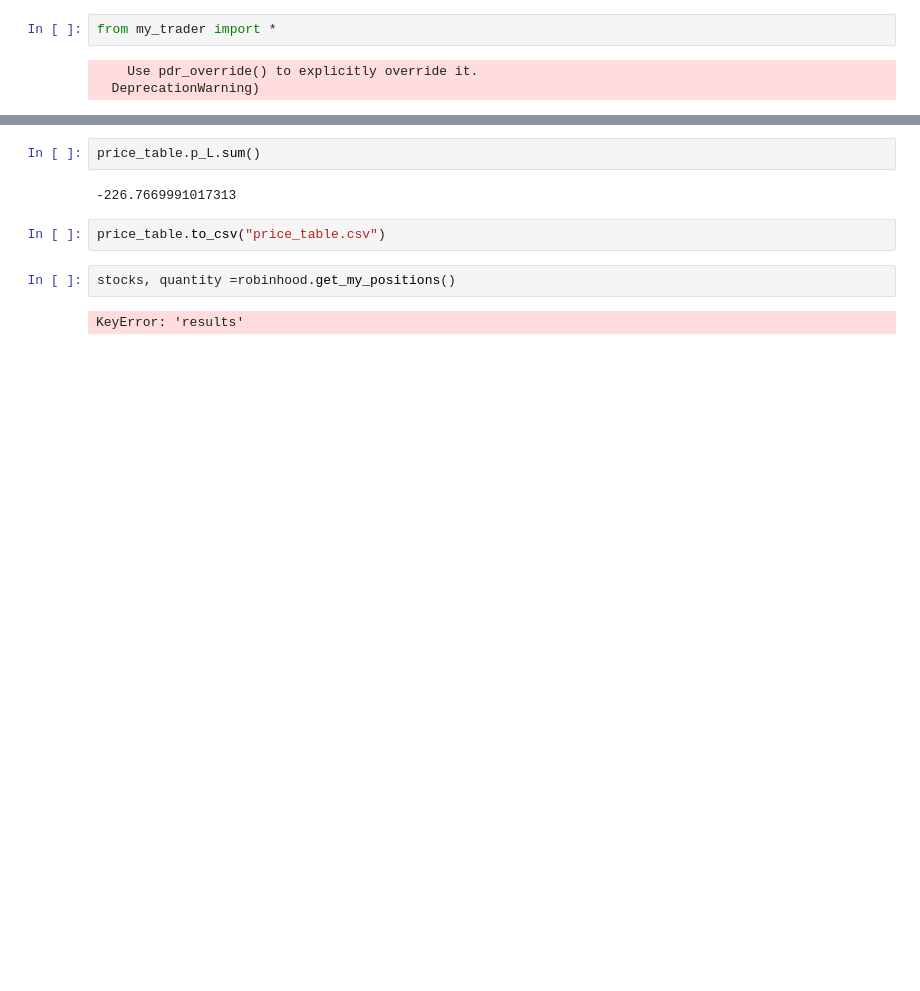
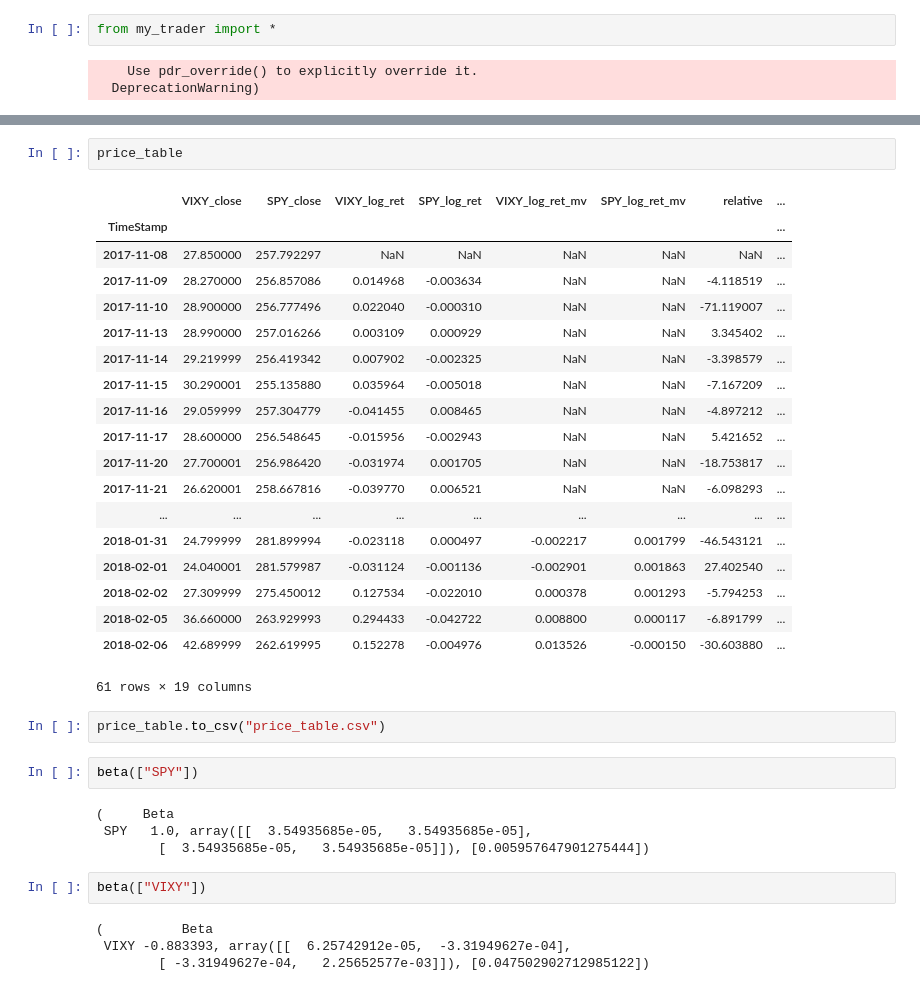
Before and after one commit to doudoujia/My_Trader, a Jupyter notebook: Pair Trade.ipynb, the cells around one changed output, grey strips where cells are left out. Saved outputs shown, nothing was run; the diff lists cells and outputs as text; blank space fills up the shorter version.

```diff
--- a/Pair Trade.ipynb
+++ b/Pair Trade.ipynb
@@ -76,10 +92,36 @@ price_table[stock2+"_value"] * price_table[stock2+"_log_ret"]*price_table.trade
 # %%
-price_table.p_L.sum()
+price_table
 # %% [output]
+|  | VIXY_close | SPY_close | VIXY_log_ret | SPY_log_ret | VIXY_log_ret_mv | SPY_log_ret_mv | relative | ... |
+| TimeStamp |  |  |  |  |  |  |  | ... |
+| 2017-11-08 | 27.850000 | 257.792297 | NaN | NaN | NaN | NaN | NaN | ... |
+| 2017-11-09 | 28.270000 | 256.857086 | 0.014968 | -0.003634 | NaN | NaN | -4.118519 | ... |
+| 2017-11-10 | 28.900000 | 256.777496 | 0.022040 | -0.000310 | NaN | NaN | -71.119007 | ... |
+| 2017-11-13 | 28.990000 | 257.016266 | 0.003109 | 0.000929 | NaN | NaN | 3.345402 | ... |
+| 2017-11-14 | 29.219999 | 256.419342 | 0.007902 | -0.002325 | NaN | NaN | -3.398579 | ... |
+| 2017-11-15 | 30.290001 | 255.135880 | 0.035964 | -0.005018 | NaN | NaN | -7.167209 | ... |
+| 2017-11-16 | 29.059999 | 257.304779 | -0.041455 | 0.008465 | NaN | NaN | -4.897212 | ... |
+| 2017-11-17 | 28.600000 | 256.548645 | -0.015956 | -0.002943 | NaN | NaN | 5.421652 | ... |
+| 2017-11-20 | 27.700001 | 256.986420 | -0.031974 | 0.001705 | NaN | NaN | -18.753817 | ... |
+| 2017-11-21 | 26.620001 | 258.667816 | -0.039770 | 0.006521 | NaN | NaN | -6.098293 | ... |
+| ... | ... | ... | ... | ... | ... | ... | ... | ... |
+| 2018-01-31 | 24.799999 | 281.899994 | -0.023118 | 0.000497 | -0.002217 | 0.001799 | -46.543121 | ... |
+| 2018-02-01 | 24.040001 | 281.579987 | -0.031124 | -0.001136 | -0.002901 | 0.001863 | 27.402540 | ... |
+| 2018-02-02 | 27.309999 | 275.450012 | 0.127534 | -0.022010 | 0.000378 | 0.001293 | -5.794253 | ... |
+| 2018-02-05 | 36.660000 | 263.929993 | 0.294433 | -0.042722 | 0.008800 | 0.000117 | -6.891799 | ... |
+| 2018-02-06 | 42.689999 | 262.619995 | 0.152278 | -0.004976 | 0.013526 | -0.000150 | -30.603880 | ... |
--226.7669991017313
+61 rows × 19 columns
 # %%
 price_table.to_csv("price_table.csv")
-# %%
-stocks, quantity =robinhood.get_my_positions()
-# %% [output]
-KeyError: 'results'
+# %%
+beta(["SPY"])
+# %% [output]
+(     Beta
+ SPY   1.0, array([[  3.54935685e-05,   3.54935685e-05],
+        [  3.54935685e-05,   3.54935685e-05]]), [0.005957647901275444])
+# %%
+beta(["VIXY"])
+# %% [output]
+(          Beta
+ VIXY -0.883393, array([[  6.25742912e-05,  -3.31949627e-04],
+        [ -3.31949627e-04,   2.25652577e-03]]), [0.047502902712985122])
```
Also changed, not shown: parts of 3 cells of this notebook, 11 other files.
